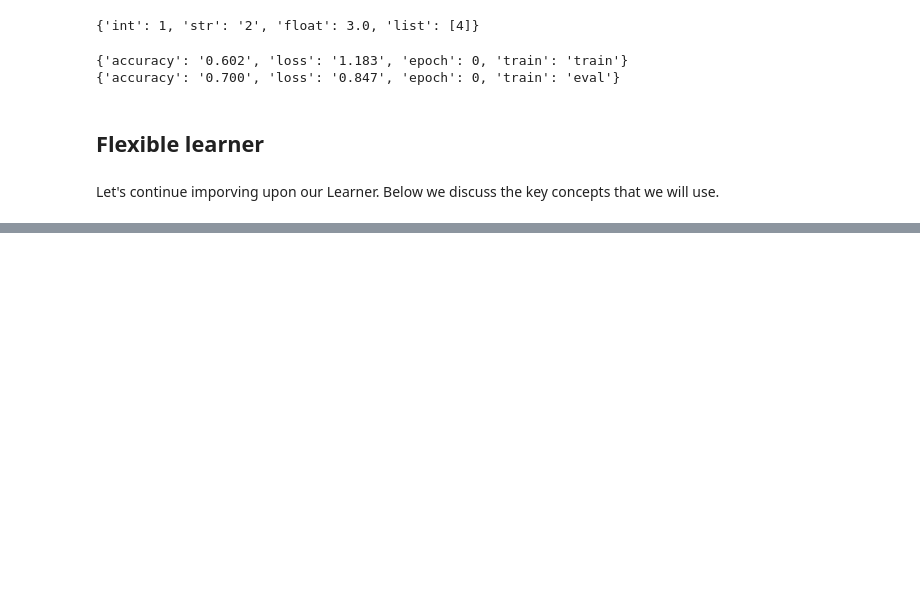
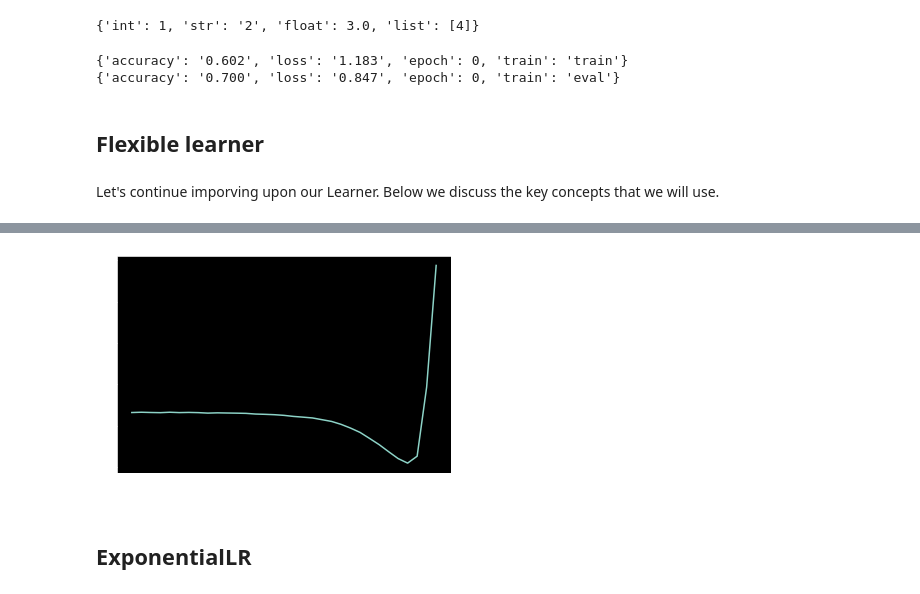
Before and after one commit to Iamalos/fastai-p2, a Jupyter notebook: nbs/09_learner.ipynb, the cells around one changed output, grey strips where cells are left out. Saved outputs shown, nothing was run; the diff lists cells and outputs as text; code cells hidden in the pictures; blank space fills up the shorter version.

```diff
--- a/nbs/09_learner.ipynb
+++ b/nbs/09_learner.ipynb
@@ -641,0 +761,28 @@ Call Location:
+# %%
+class LRFinderCB(Callback):
+    def __init__(self, lr_mult=1.3): fc.store_attr()
+
+    def before_fit(self, learn):
+        self.lrs, self.losses = [],[]
+        # starting value for a loss
+        self.min = math.inf
+
+    def after_batch(self, learn):
+        if not learn.training: raise CancelEpochException()
+        self.lrs.append(learn.opt.param_groups[0]['lr'])
+        loss = to_cpu(learn.loss)
+        self.losses.append(loss)
+        if loss < self.min: self.min = loss
+        if loss > self.min*3: raise CancelFitException()
+        for g in learn.opt.param_groups: g['lr'] *= self.lr_mult
+# %%
+lrfind = LRFinderCB()
+cbs = [DeviceCB(), lrfind]
+learn = MomentumLearner(get_model(), dls, F.cross_entropy, lr=1e-4, cbs=cbs)
+learn.fit(1)
+plt.plot(lrfind.lrs, lrfind.losses)
+plt.xscale('log')
+# %% [output]
+[figure, added]
+# %% [markdown]
+## ExponentialLR
```
Also changed, not shown: parts of 23 cells of this notebook.
